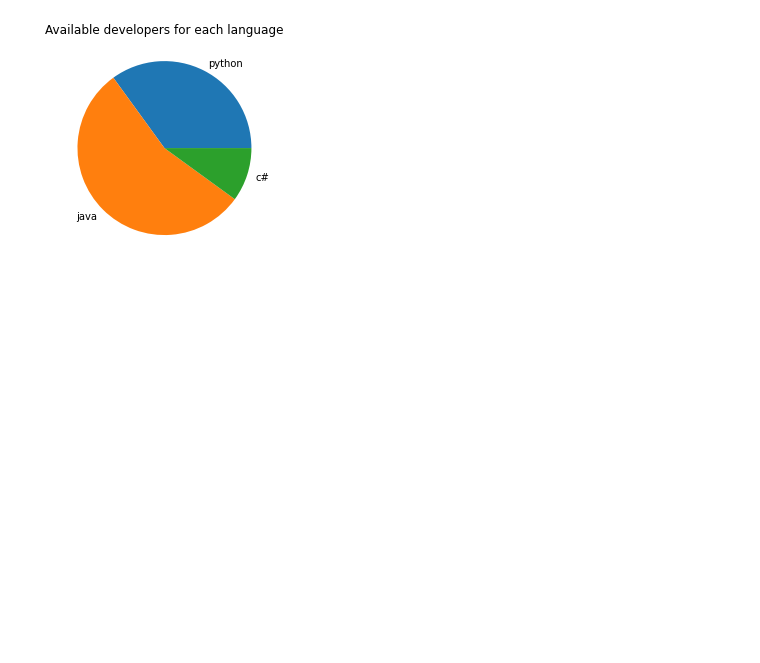
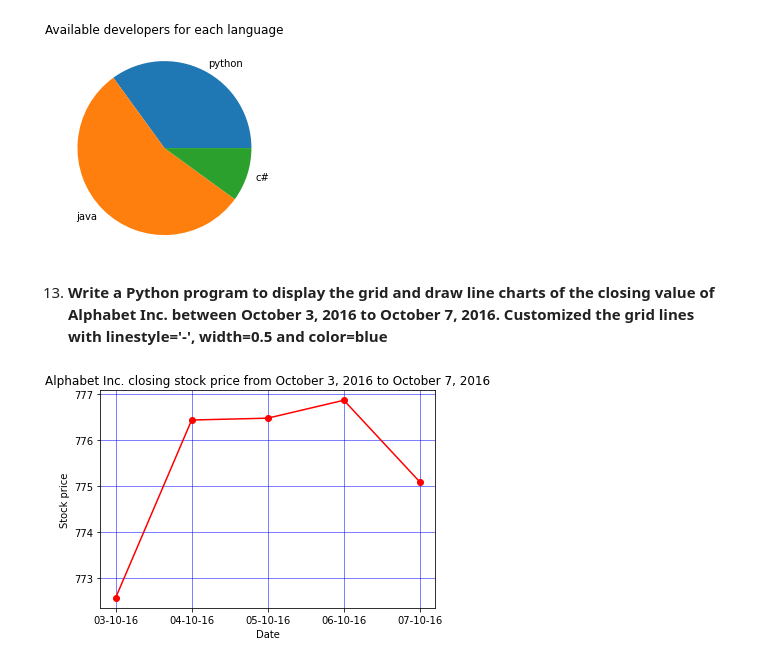
Before and after one commit to NishanthRajkumar/Python-Libraries, a Jupyter notebook: matplotlib_programs/matplotlib_programs.ipynb, the cells around one changed output. Cells and saved outputs as stored; diff of their text form; code cells hidden in the pictures; blank space fills up the shorter version.

Commit message:
feat: display grid

```diff
--- a/matplotlib_programs/matplotlib_programs.ipynb
+++ b/matplotlib_programs/matplotlib_programs.ipynb
@@ -261,3 +261,20 @@ plt.title('Available developers for each language')
 plt.show()
 # %% [output]
 [figure]
+# %% [markdown]
+13. **Write a Python program to display the grid and draw line charts of the closing value of Alphabet Inc. between October 3, 2016 to October 7, 2016. Customized the grid lines with linestyle='-', width=0.5 and color=blue**
+# %%
+# read csv file using pandas module
+financial_data = pd.read_csv('fdata.csv')
+x_val = financial_data['Date']
+y_close_val = financial_data['Close']
+
+# Plot line for close
+plt.plot(x_val, y_close_val, marker='o', color='r')
+plt.grid(True, linestyle='-', color = 'b', linewidth = 0.5)
+plt.title('Alphabet Inc. closing stock price from October 3, 2016 to October 7, 2016')
+plt.xlabel('Date')
+plt.ylabel('Stock price')
+plt.show()
+# %% [output]
+[figure, added]
```
